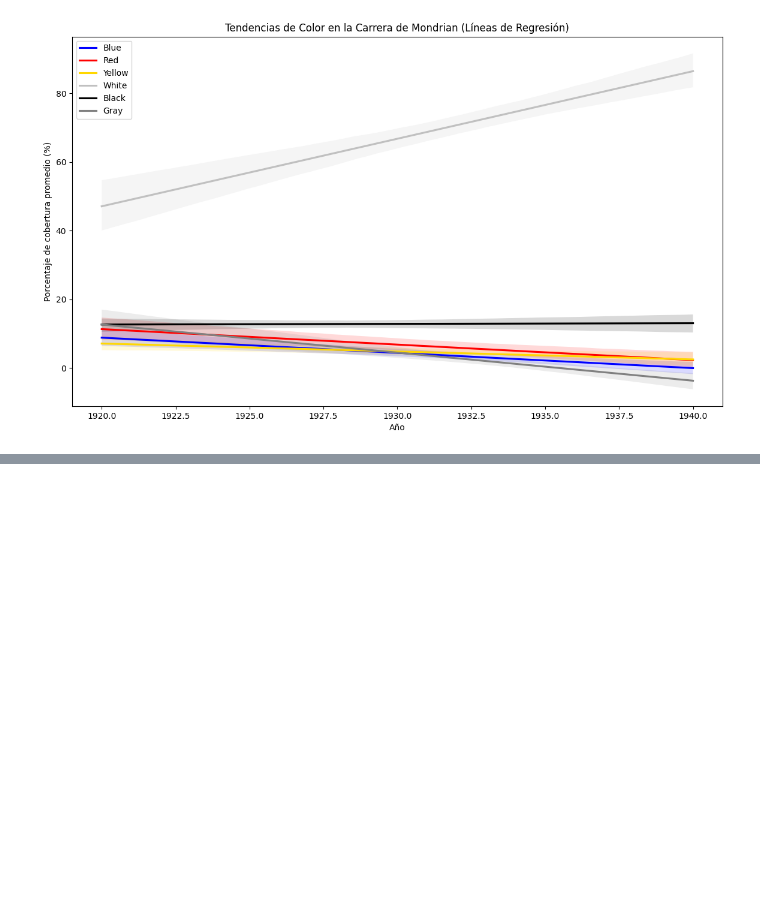
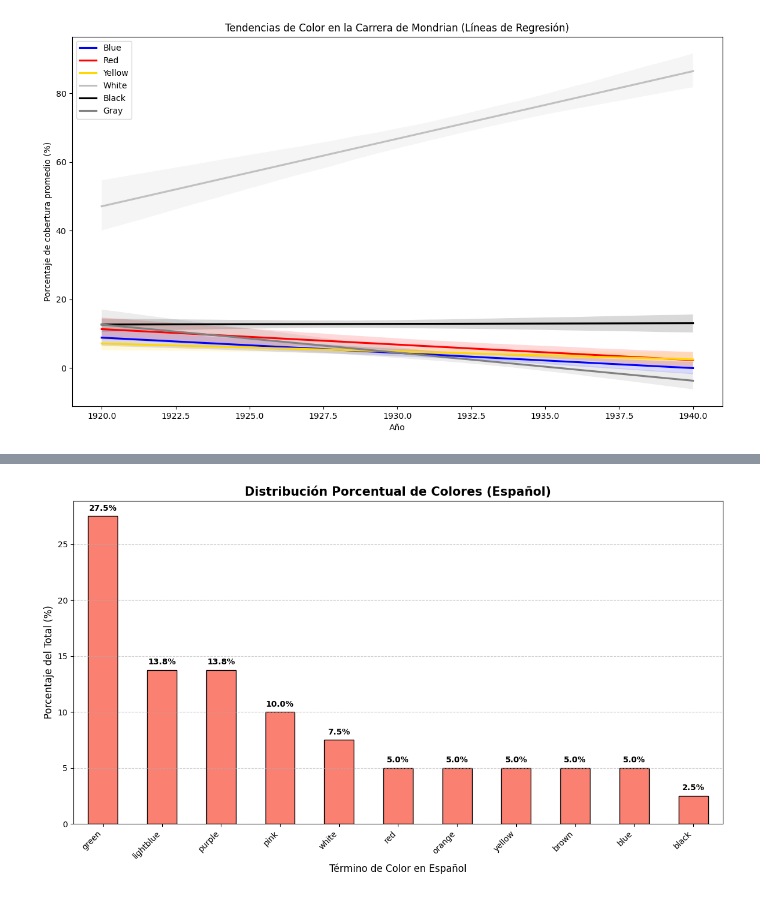
Before and after one commit to MartinezOrtizEduardoAntonio/mineria_de_datos, a Jupyter notebook: untitled1.ipynb, the cells around one changed output, grey strips where cells are left out. Cells and saved outputs as stored; diff of their text form; code cells hidden in the pictures; blank space fills up the shorter version.

```diff
--- a/untitled1.ipynb
+++ b/untitled1.ipynb
@@ -923,0 +947,24 @@ plt.show()
+# %%
+import pandas as pd
+import matplotlib.pyplot as plt
+
+df = pd.read_csv('munsell-array-fixed-choice.csv')
+
+porcentajes_espanol = df['spanish_color'].value_counts(normalize=True) * 100
+
+plt.figure(figsize=(12, 7))
+porcentajes_espanol.plot(kind='bar', color='salmon', edgecolor='black')
+
+plt.title('Distribución Porcentual de Colores (Español)', fontsize=15, fontweight='bold')
+plt.xlabel('Término de Color en Español', fontsize=12)
+plt.ylabel('Porcentaje del Total (%)', fontsize=12)
+plt.xticks(rotation=45, ha='right')
+plt.grid(axis='y', linestyle='--', alpha=0.6)
+
+for i, v in enumerate(porcentajes_espanol):
+    plt.text(i, v + 0.5, f"{v:.1f}%", ha='center', fontweight='bold')
+
+plt.tight_layout()
+plt.show()
+# %% [output]
+[figure, added]
```
Also changed, not shown: parts of 6 cells of this notebook.
